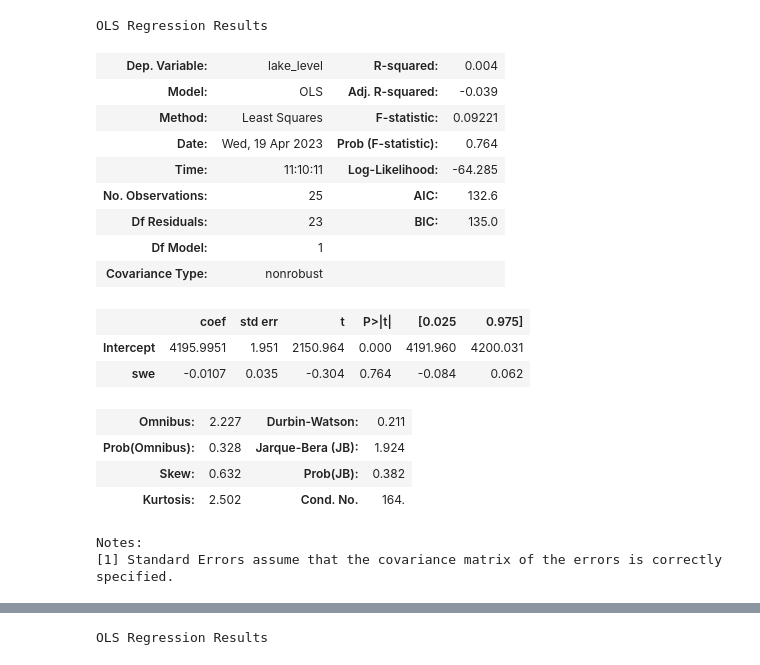
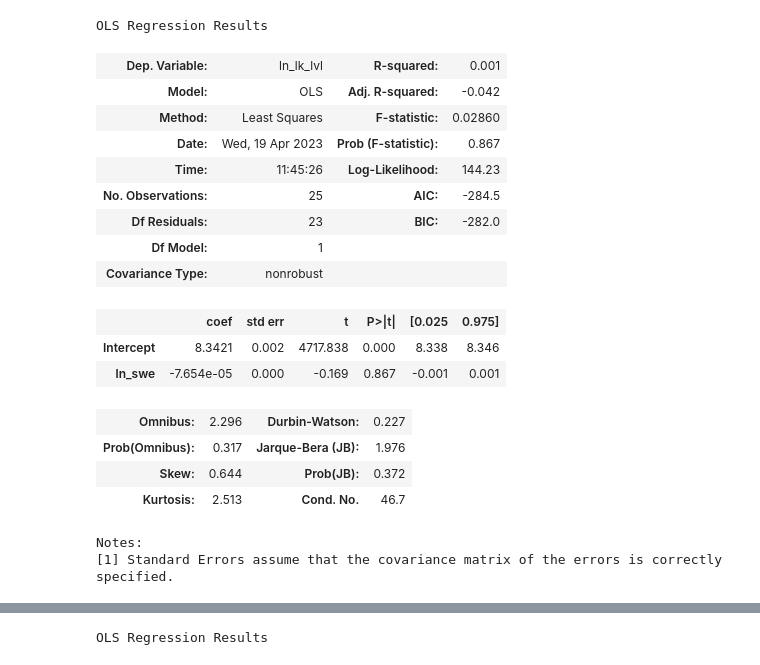
Before and after one commit to snowqueen2000/Save-The-GSL, a Jupyter notebook: jw GSL.ipynb, the cells around one changed output, grey strips where cells are left out. Cells and saved outputs as stored; diff of their text form; code cells hidden in the pictures.

```diff
--- a/jw GSL.ipynb
+++ b/jw GSL.ipynb
@@ -34,25 +34,25 @@ correlation
 | gdp_sq | 0.984178 | 0.930746 | -0.166095 | -0.718938 | -0.216061 | 0.934002 | 0.908150 | -0.189536 | -0.719041 | ... |
 | ln_gdp_sq | 0.982130 | 0.993812 | -0.205459 | -0.831535 | -0.236448 | 1.000000 | 0.992874 | -0.212228 | -0.831592 | ... |
 # %%
-first_reg = sm.ols('lake_level ~ swe ', data = final_test).fit()
+first_reg = sm.ols('ln_lk_lvl ~ ln_swe ', data = final_test).fit()
 first_reg.summary()
 # %% [output]
 OLS Regression Results
-| Dep. Variable: | lake_level | R-squared: | 0.004 |
-| Model: | OLS | Adj. R-squared: | -0.039 |
-| Method: | Least Squares | F-statistic: | 0.09221 |
-| Date: | Wed, 19 Apr 2023 | Prob (F-statistic): | 0.764 |
-| Time: | 11:10:11 | Log-Likelihood: | -64.285 |
-| No. Observations: | 25 | AIC: | 132.6 |
-| Df Residuals: | 23 | BIC: | 135.0 |
+| Dep. Variable: | ln_lk_lvl | R-squared: | 0.001 |
+| Model: | OLS | Adj. R-squared: | -0.042 |
+| Method: | Least Squares | F-statistic: | 0.02860 |
+| Date: | Wed, 19 Apr 2023 | Prob (F-statistic): | 0.867 |
+| Time: | 11:45:26 | Log-Likelihood: | 144.23 |
+| No. Observations: | 25 | AIC: | -284.5 |
+| Df Residuals: | 23 | BIC: | -282.0 |
 | Df Model: | 1 |  |  |
 | Covariance Type: | nonrobust |  |  |
 |  | coef | std err | t | P>|t| | [0.025 | 0.975] |
-| Intercept | 4195.9951 | 1.951 | 2150.964 | 0.000 | 4191.960 | 4200.031 |
-| swe | -0.0107 | 0.035 | -0.304 | 0.764 | -0.084 | 0.062 |
+| Intercept | 8.3421 | 0.002 | 4717.838 | 0.000 | 8.338 | 8.346 |
+| ln_swe | -7.654e-05 | 0.000 | -0.169 | 0.867 | -0.001 | 0.001 |
-| Omnibus: | 2.227 | Durbin-Watson: | 0.211 |
-| Prob(Omnibus): | 0.328 | Jarque-Bera (JB): | 1.924 |
-| Skew: | 0.632 | Prob(JB): | 0.382 |
-| Kurtosis: | 2.502 | Cond. No. | 164. |
+| Omnibus: | 2.296 | Durbin-Watson: | 0.227 |
+| Prob(Omnibus): | 0.317 | Jarque-Bera (JB): | 1.976 |
+| Skew: | 0.644 | Prob(JB): | 0.372 |
+| Kurtosis: | 2.513 | Cond. No. | 46.7 |
 Notes:
 [1] Standard Errors assume that the covariance matrix of the errors is correctly specified.
```
Also changed, not shown: parts of 2 cells of this notebook.
